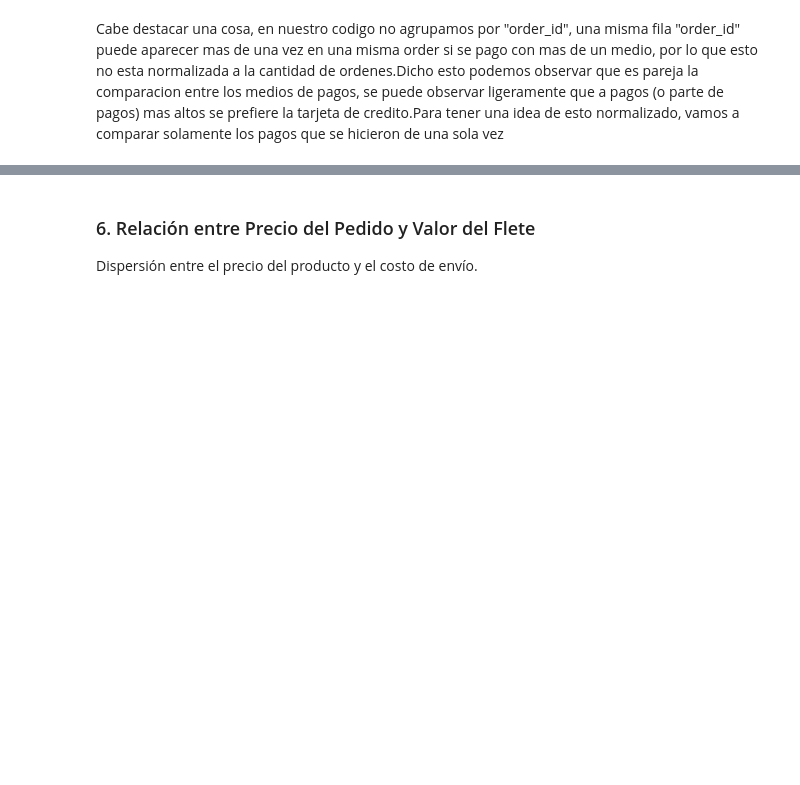
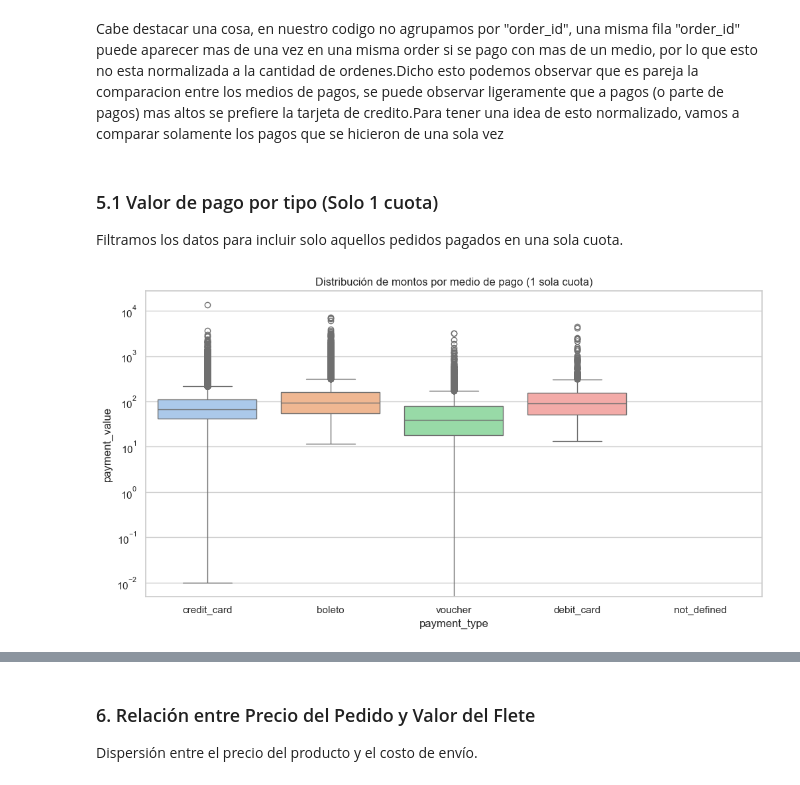
Before and after one commit to LeandroLocurcio/analisis-olist, a Jupyter notebook: EDA_1.ipynb, the cells around one changed output, grey strips where cells are left out. Drawn from its saved outputs; the diff is of its cells as text; code cells hidden in the pictures; blank space fills up the shorter version.

Commit message:
Se agregan las ultimos graficos para este EDA.

```diff
--- a/EDA_1.ipynb
+++ b/EDA_1.ipynb
@@ -287,3 +287,14 @@ Passing `palette` without assigning `hue` is deprecated and will be removed in v
 [figure]
 # %% [markdown]
 Cabe destacar una cosa, en nuestro codigo no agrupamos por "order_id", una misma fila "order_id" puede aparecer mas de una vez en una misma order si se pago con mas de un medio, por lo que esto no esta normalizada a la cantidad de ordenes.Dicho esto podemos observar que es pareja la comparacion entre los medios de pagos, se puede observar ligeramente que a pagos (o parte de pagos) mas altos se prefiere la tarjeta de credito.Para tener una idea de esto normalizado, vamos a comparar solamente los pagos que se hicieron de una sola vez
+# %% [markdown]
+### 5.1 Valor de pago por tipo (Solo 1 cuota)
+Filtramos los datos para incluir solo aquellos pedidos pagados en una sola cuota.
+# %%
+plt.figure(figsize=(12, 6))
+sns.boxplot(data=order_payments[order_payments['payment_installments'] == 1], x='payment_type', y='payment_value', hue='payment_type', palette='pastel', legend=False)
+plt.title('Distribución de montos por medio de pago (1 sola cuota)')
+plt.yscale('log')
+plt.show()
+# %% [output]
+[figure, added]
```
Also changed, not shown: parts of 14 cells of this notebook.
